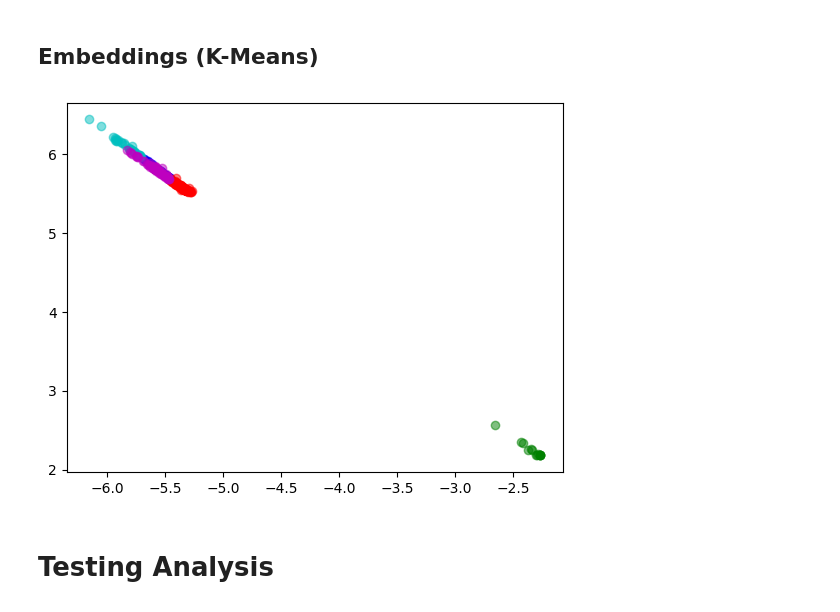
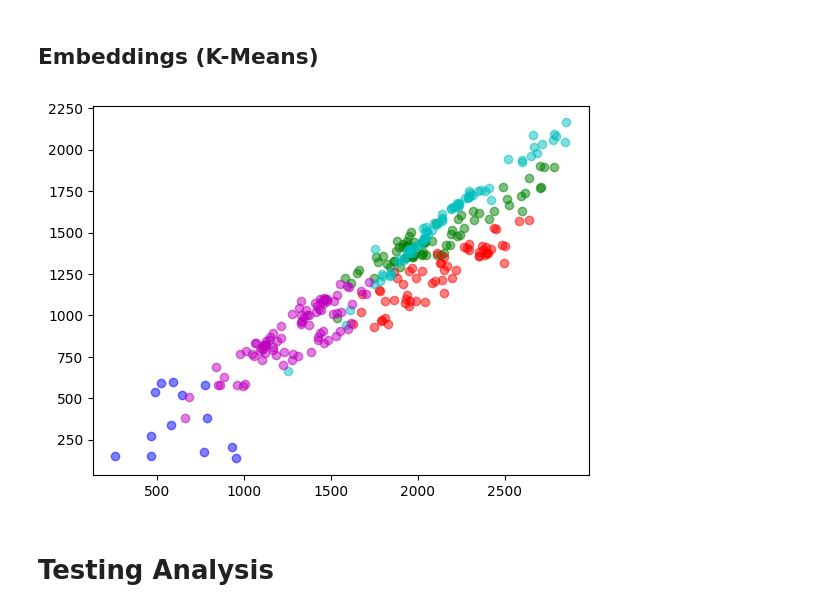
Before and after one commit to jegraham/Thesis_Testing, a Jupyter notebook: Graham,_Jessica_GAE_Clustering_Phase_1_KMeans.ipynb, the cells around one changed output. Cells and saved outputs as stored; diff of their text form; code cells hidden in the pictures.

```diff
--- a/Graham,_Jessica_GAE_Clustering_Phase_1_KMeans.ipynb
+++ b/Graham,_Jessica_GAE_Clustering_Phase_1_KMeans.ipynb
@@ -363,7 +353,7 @@ num_clusters = 5
 n = 10 # n_init refers to the number of times the clustering algorithm will run different initializations
 
 # Transform Parameters
-transform_set = True
+transform_set = False
 value_num = 0.1
 test_num = 0.2
 
@@ -374,7 +364,7 @@ learn_rate = 0.01
 epochs = 100
 
 # Setting up Colours for the test visualizations
-colours_simp = colors = ['b', 'g', 'r', 'c', 'm', 'y', 'k']
+colours_simp = ['b', 'g', 'r', 'c', 'm', 'y', 'k']
 colors_full = ["black" if c <= -1 else "b" if c == 0 else "g" if c == 1 else "r" if c == 2 else "c" if c == 3 else "m" if c == 4 else "y" if c == 5 else "k" for c in clusters]
 
 
@@ -398,9 +388,11 @@ transform = RandomLinkSplit(
     is_undirected=True,
     split_labels=True
     )
+if transform_set:
+   dataset = MyDataset(root,file_name,transform=T.NormalizeFeatures())
+else:
+   dataset = MyDataset(root,file_name)
 
-dataset = MyDataset(root,file_name,transform=T.NormalizeFeatures())
-#dataset = Planetoid(root='data/Planetoid', name='Citeseer', transform=NormalizeFeatures())
 data = dataset[0]
 train_data, val_data, test_data = transform(data)
 
@@ -527,18 +519,19 @@ Epoch: 100, AUC: 0.5000, AP: 0.5000
 # %%
 # Perform KMeans clustering on the embeddings
 kmeans = KMeans(n_clusters=num_clusters, n_init=n).fit(z.cpu().detach().numpy())
 
 # End Time
 end_time = datetime.datetime.now()
 
 # Plot the clusters
+colors = colours_simp
 for i in range(num_clusters):
     plt.scatter(z[kmeans.labels_ == i, 0].cpu().detach().numpy(),
                 z[kmeans.labels_ == i, 1].cpu().detach().numpy(),
-                c=colors[i % len(colors_simp)], alpha=0.5)
+                c=colors[i % len(colours_simp)], alpha=0.5)
 plt.show()
 # %% [output]
-[figure, old version]
+[figure, new version]
 # %% [markdown]
 # Testing Analysis
 # %%
```
Also changed, not shown: parts of 5 cells of this notebook.
